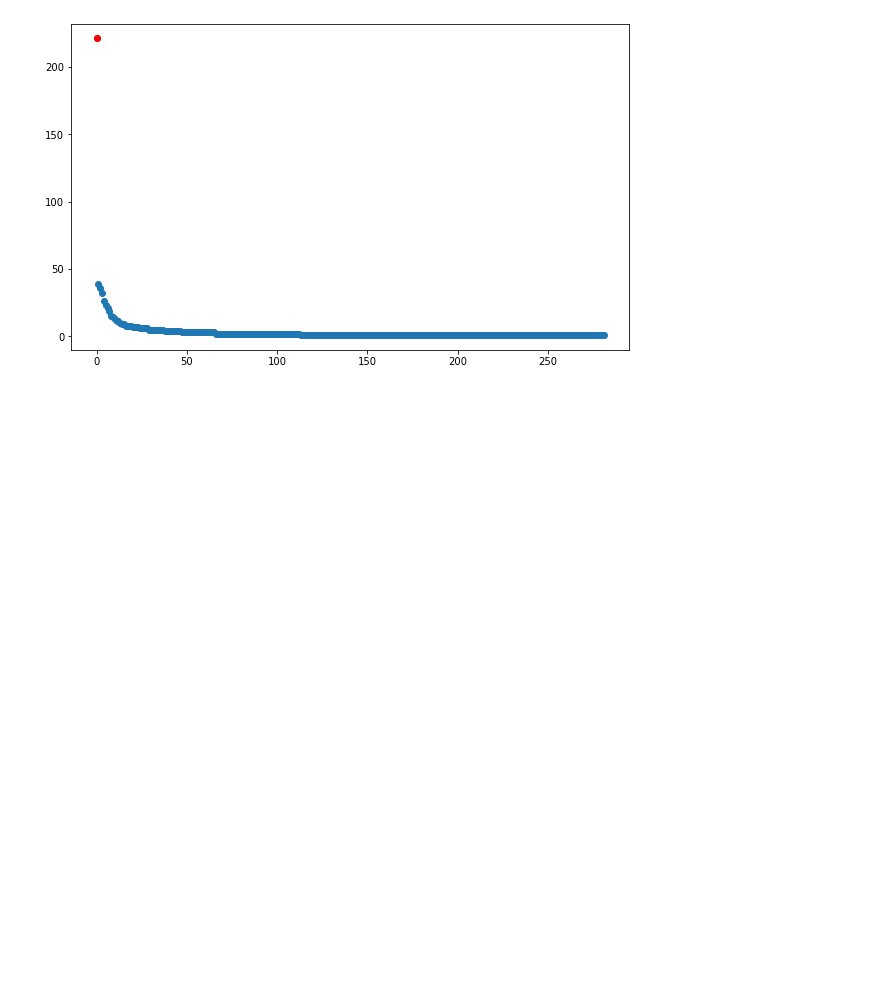
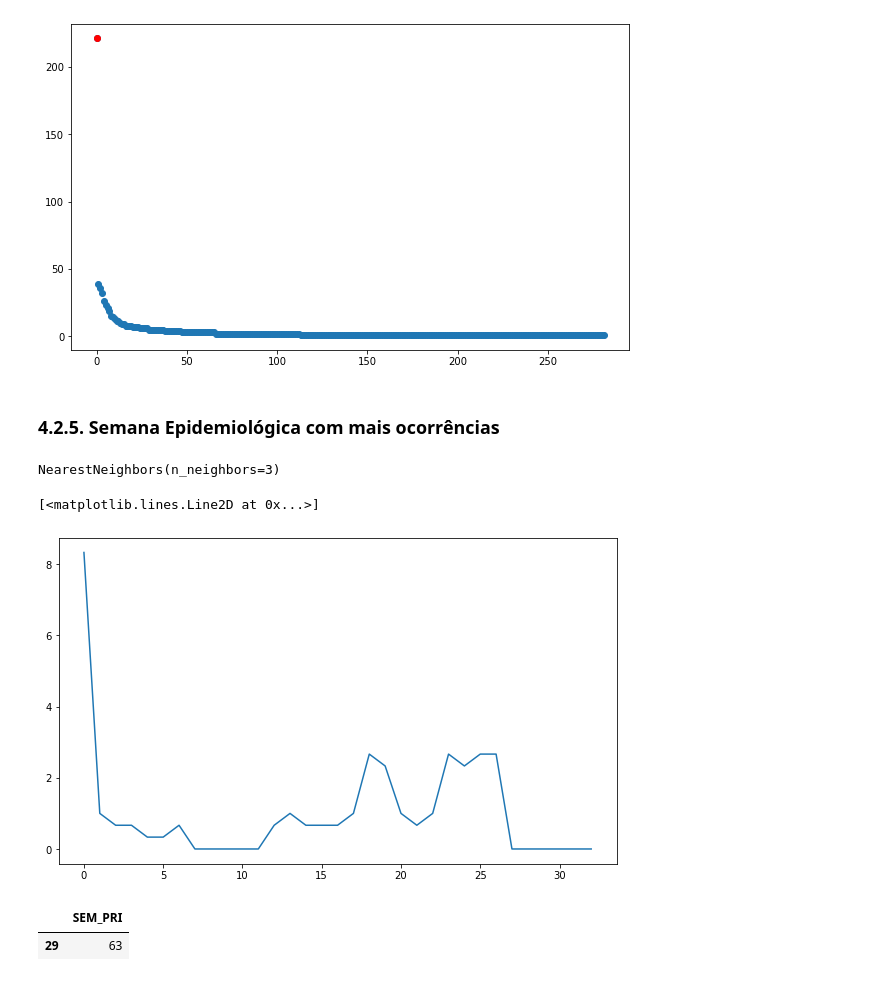
Before and after one commit to endhel/SRAG-Agrupamento-Deteccao-De-Anomalia, a Jupyter notebook: SRAG-Agrupamento-Deteccao-Anomalias.ipynb, the cells around one changed output. Cells and saved outputs as stored; diff of their text form; code cells hidden in the pictures; blank space fills up the shorter version.

```diff
--- a/SRAG-Agrupamento-Deteccao-Anomalias.ipynb
+++ b/SRAG-Agrupamento-Deteccao-Anomalias.ipynb
@@ -348,3 +352,5 @@ df_mn_inte = pd.DataFrame(df['ID_MN_INTE'].value_counts())
+# %%
+df_sem_pri = pd.DataFrame(df.SEM_PRI.value_counts())
 # %% [markdown]
 ### 3.3. Rotulação de Variáveis Categóricas
 
@@ -744,3 +750,29 @@ plt.scatter(outlier_index, outlier.ID_MN_INTE, color='r')
 # %% [output]
 <matplotlib.collections.PathCollection at 0x...>
 [figure]
+# %% [markdown]
+### 4.2.5. Semana Epidemiológica com mais ocorrências
+# %%
+# Instanciando o modelo considerando os 3 vizinhos mais próximos
+knn = NearestNeighbors(n_neighbors = 3)
+knn.fit(df_sem_pri)
+# %% [output]
+NearestNeighbors(n_neighbors=3)
+# %%
+# distâncias e índices de k-vizinhos das saídas do modelo
+distancias, indices = knn.kneighbors(df_sem_pri)
+
+# plot média de k-distâncias de cada observação
+plt.figure(figsize=(10,6))
+plt.plot(distancias.mean(axis = 1))
+# %% [output]
+[<matplotlib.lines.Line2D at 0x...>]
+[figure, added]
+# %%
+# Visualizando o gráfico percebe-se que o registro mais anômalo está acima de 10 no eixo y.
+outlier_index = np.where(distancias.mean(axis = 1) > 3)
+outlier = df_sem_pri.iloc[outlier_index]
+outlier
+# %% [output]
+|  | SEM_PRI |
+| 29 | 63 |
```
Also changed, not shown: parts of 2 cells of this notebook.
